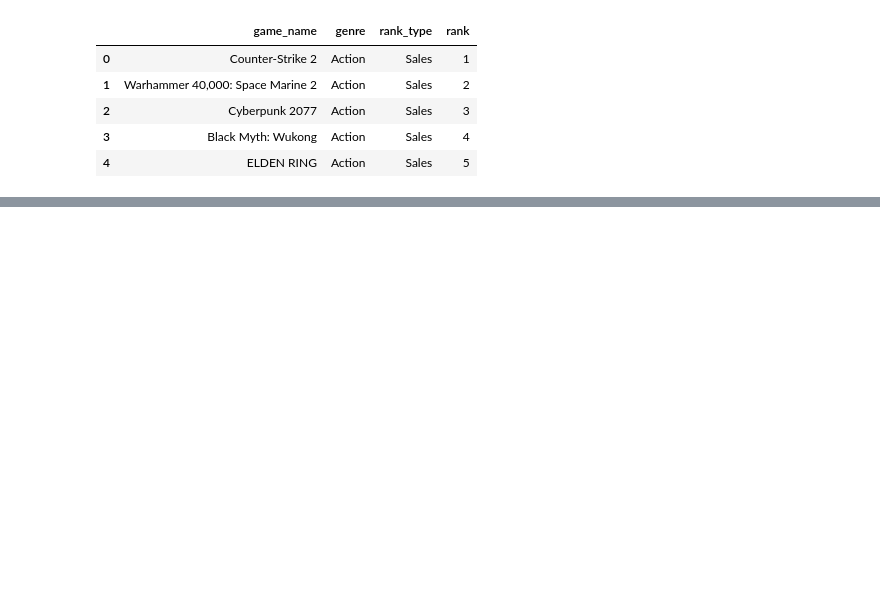
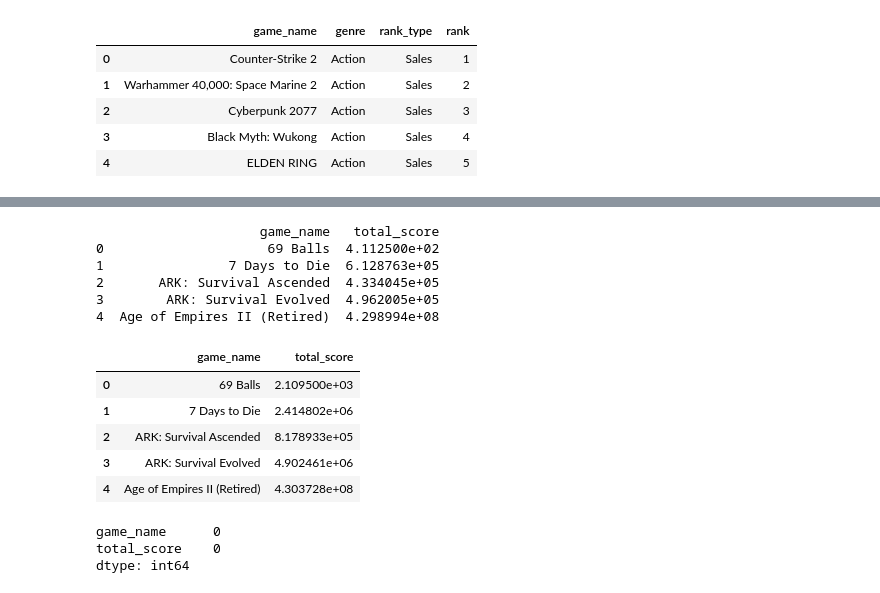
Before and after one commit to Linn0q/CMSE830, a Jupyter notebook: cleaning.ipynb, the cells around one changed output, grey strips where cells are left out. Cells and saved outputs as stored; diff of their text form; code cells hidden in the pictures; blank space fills up the shorter version.

```diff
--- a/cleaning.ipynb
+++ b/cleaning.ipynb
@@ -315,0 +441,11 @@ s2.to_csv('s2.csv', index=False)
+# %%
+total_scores = processed_data.groupby('game_name')['sentiment_score'].sum().reset_index()
+total_scores = total_scores.rename(columns={'sentiment_score': 'total_score'})
+print(total_scores.head())
+# %% [output]
+                     game_name   total_score
+0                     69 Balls  4.112500e+02
+1                7 Days to Die  6.128763e+05
+2       ARK: Survival Ascended  4.334045e+05
+3        ARK: Survival Evolved  4.962005e+05
+4  Age of Empires II (Retired)  4.298994e+08
@@ -315,0 +454,17 @@ s2.to_csv('s2.csv', index=False)
+# %%
+s3 = pd.read_csv('s3.csv')
+# %%
+s3.head()
+# %% [output]
+|  | game_name | total_score |
+| 0 | 69 Balls | 2.109500e+03 |
+| 1 | 7 Days to Die | 2.414802e+06 |
+| 2 | ARK: Survival Ascended | 8.178933e+05 |
+| 3 | ARK: Survival Evolved | 4.902461e+06 |
+| 4 | Age of Empires II (Retired) | 4.303728e+08 |
+# %%
+print(s3.isna().sum())
+# %% [output]
+game_name      0
+total_score    0
+dtype: int64
```
Also changed, not shown: parts of 24 cells of this notebook, 10 other files.
